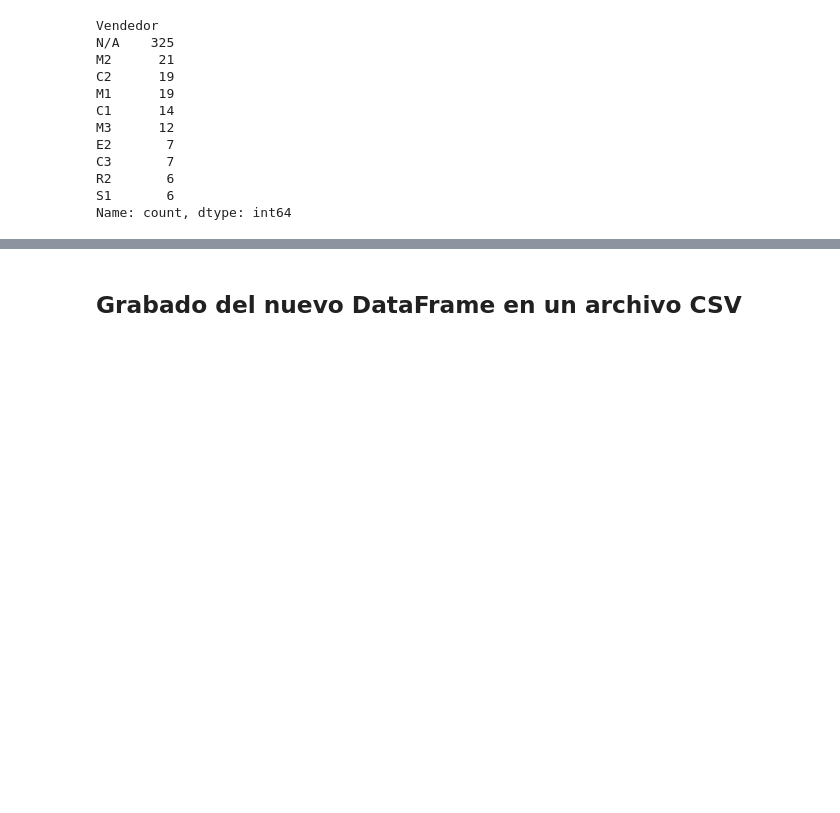
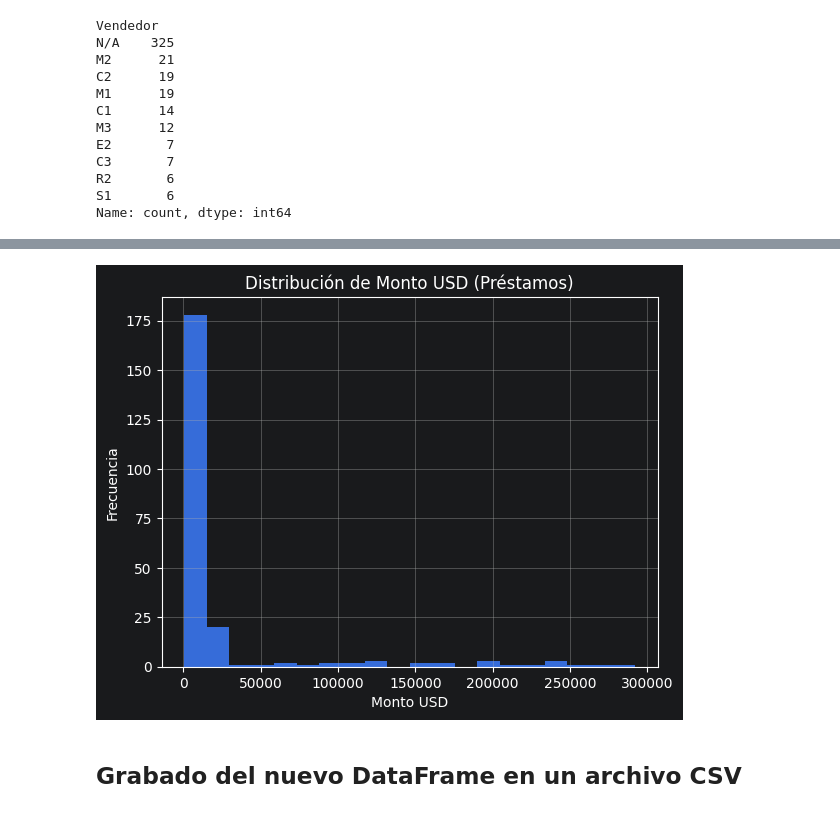
Before and after one commit to Eugeniomf/Python-entrega-final, a Jupyter notebook: notebooks/practice.ipynb, the cells around one changed output, grey strips where cells are left out. Cells and saved outputs as stored; diff of their text form; code cells hidden in the pictures; blank space fills up the shorter version.

```diff
--- a/notebooks/practice.ipynb
+++ b/notebooks/practice.ipynb
@@ -284,3 +308,14 @@ Name: count, dtype: int64
+# %%
+import matplotlib.pyplot as plt
+
+prestamos = df[df['Producto'].isin(productos_prestamo)]
+prestamos['Monto USD'].hist(bins=20)
+plt.title('Distribución de Monto USD (Préstamos)')
+plt.xlabel('Monto USD')
+plt.ylabel('Frecuencia')
+plt.show()
+# %% [output]
+[figure, added]
 # %% [markdown]
 ## Grabado del nuevo DataFrame en un archivo CSV
 # %%
```
Also changed, not shown: parts of 2 cells of this notebook, 1 other file.
